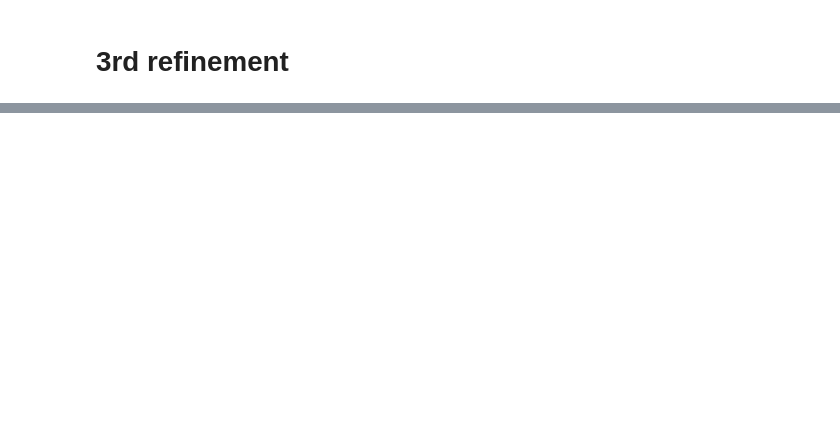
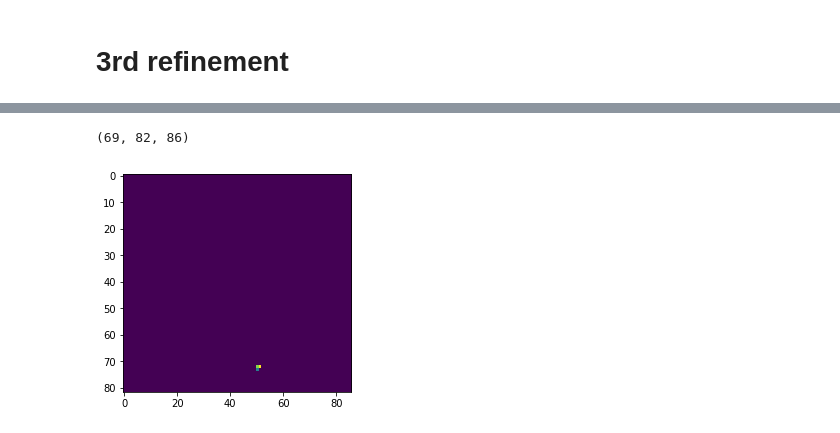
Before and after one commit to xiyuyi/PyPRIS, a Jupyter notebook: PyPRIS_notebooks/Demo_biplane_lass-PRIS-Linbreg_multiRefinements-LongIterations.ipynb, the cells around one changed output, grey strips where cells are left out. Cells and saved outputs as stored; diff of their text form; code cells hidden in the pictures; blank space fills up the shorter version.

```diff
--- a/PyPRIS_notebooks/Demo_biplane_lass-PRIS-Linbreg_multiRefinements-LongIterations.ipynb
+++ b/PyPRIS_notebooks/Demo_biplane_lass-PRIS-Linbreg_multiRefinements-LongIterations.ipynb
@@ -525,0 +529,10 @@ plt.imshow(np.mean(temp, axis = 0))
+# %%
+temp.shape
+# %% [output]
+(69, 82, 86)
+# %%
+for i in np.arange(0,69):
+    plt.figure
+    plt.imshow(temp[i,:,:])
+# %% [output]
+[figure, added]
```
Also changed, not shown: parts of 6 cells of this notebook.
